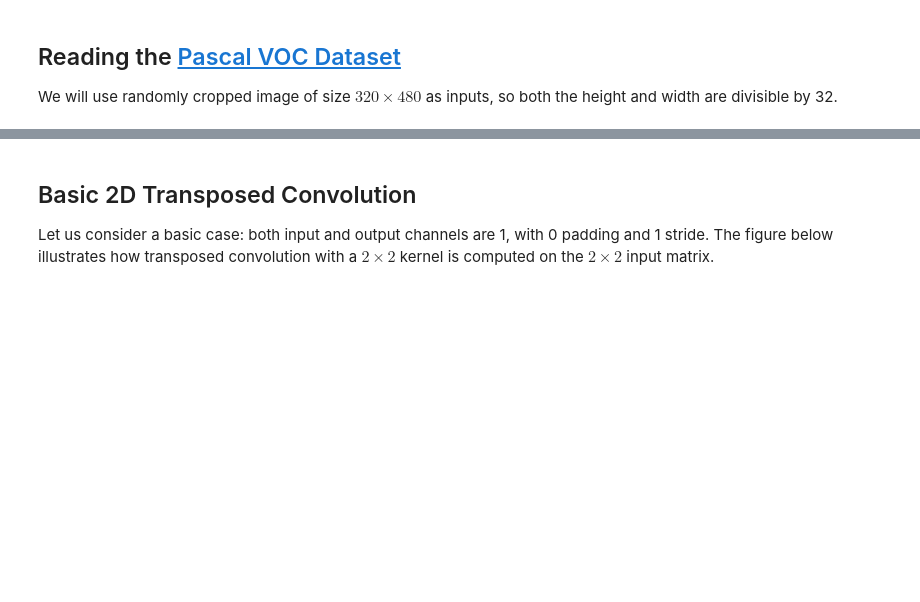
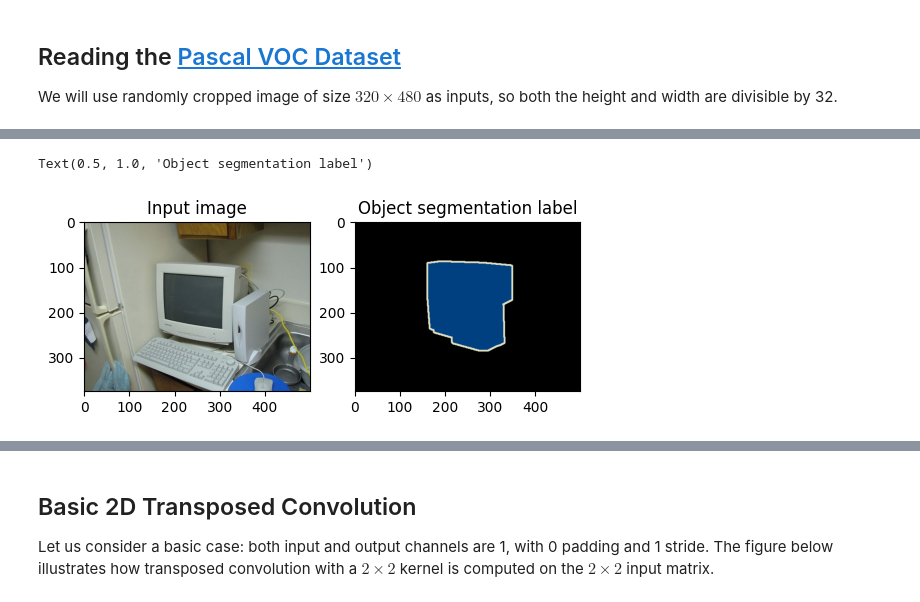
Before and after one commit to SudeepSarkar/sarkar-computer-vision-lectures, a Jupyter notebook: CV_Module_6_3_Semantic_Segmentation_FCN.ipynb, the cells around one changed output, grey strips where cells are left out. Cells and saved outputs as stored; diff of their text form; code cells hidden in the pictures; blank space fills up the shorter version.

```diff
--- a/CV_Module_6_3_Semantic_Segmentation_FCN.ipynb
+++ b/CV_Module_6_3_Semantic_Segmentation_FCN.ipynb
@@ -109,2 +108,16 @@ Downloading ../data/VOCtrainval_11-May-2012.tar from http://d2l-data.s3-accelera
 read 1114 examples
 read 1078 examples
+# %%
+import matplotlib.pyplot as plt
+
+data = train_iter.dataset.features[0].numpy()
+label = train_iter.dataset.labels[0].numpy()
+data /= (data.max())
+
+plt.subplot(1,2,1)
+plt.imshow (data.transpose([1,2,0])) #(M, N, 3): an image with RGB values (0-1 float or 0-255 int).
+plt.title('Input image')
+plt.subplot(1,2,2)
+plt.imshow (label.transpose([1,2,0]))
+plt.title('Object segmentation label')
+# %% [output]
@@ -111,3 +125,5 @@ read 1078 examples
+Text(0.5, 1.0, 'Object segmentation label')
+[figure, added]
 # %%
 from google.colab import drive
 drive.mount('/content/drive')
```
Also changed, not shown: parts of 9 cells of this notebook.
